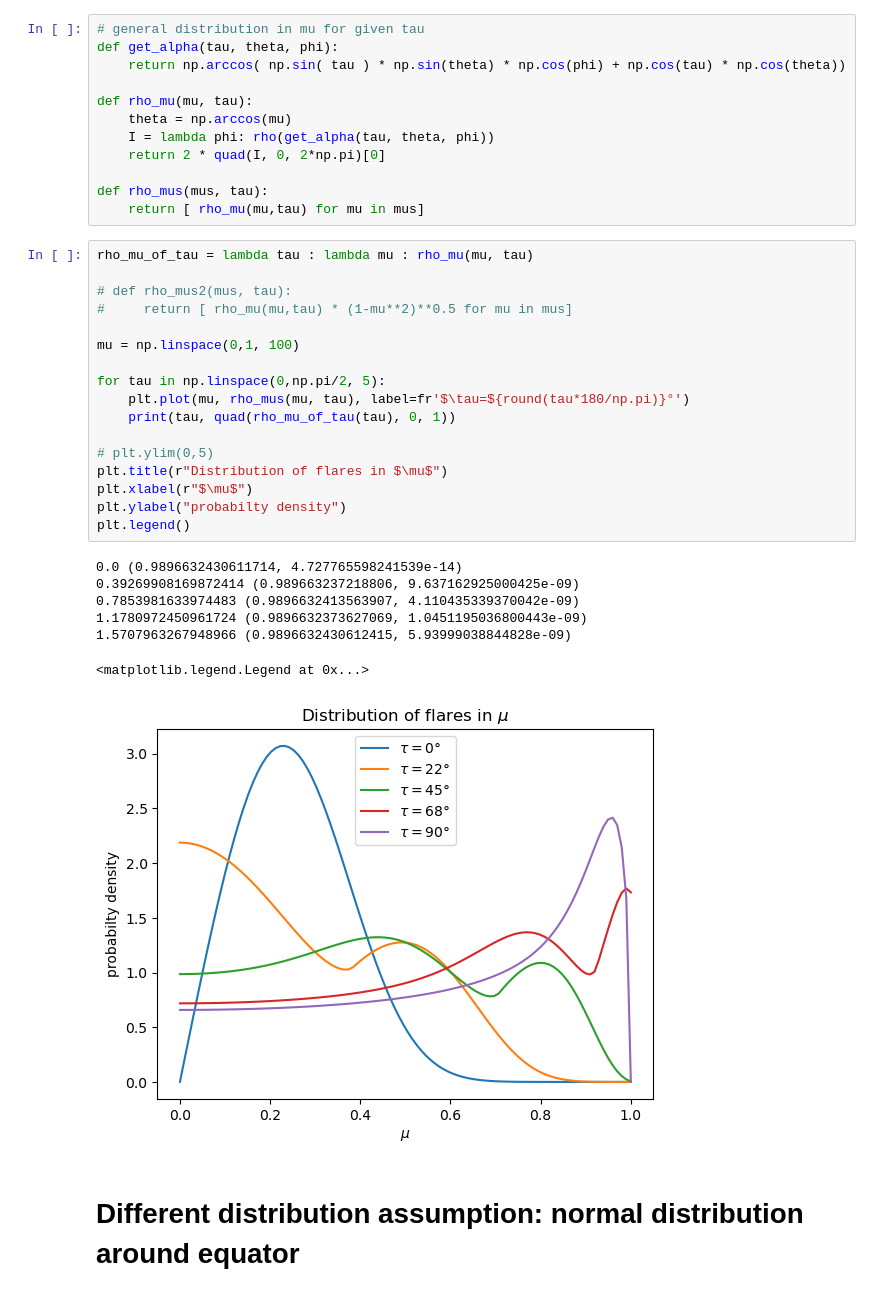
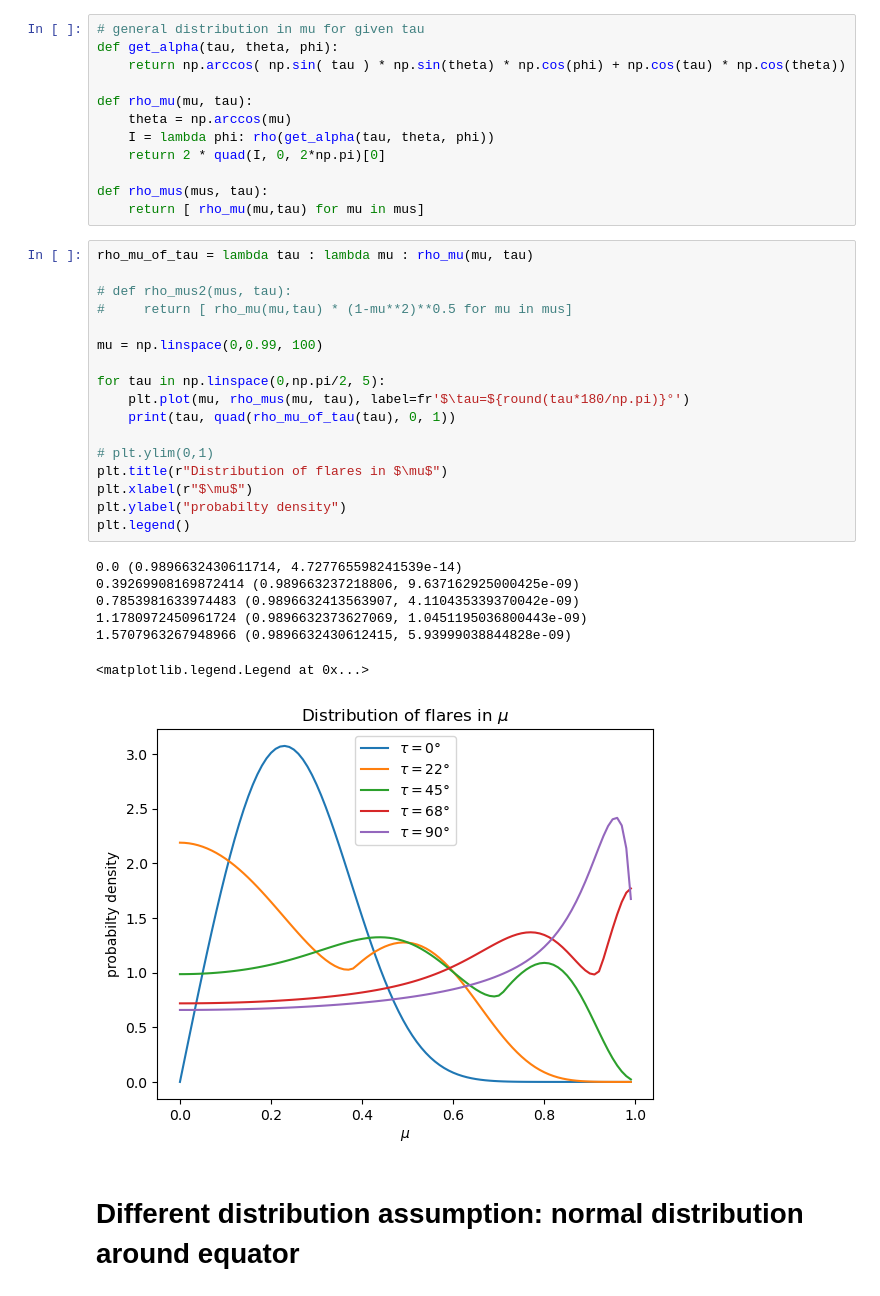
Before and after one commit to demichieldewilde/CME_distribution, a Jupyter notebook: flare_viewing_angle_distribution.ipynb, the cells around one changed output. Drawn from its saved outputs; the diff is of its cells as text.

```diff
--- a/flare_viewing_angle_distribution.ipynb
+++ b/flare_viewing_angle_distribution.ipynb
@@ -61,28 +61,28 @@ def rho_mus(mus, tau):
 # %%
 rho_mu_of_tau = lambda tau : lambda mu : rho_mu(mu, tau)
 
 # def rho_mus2(mus, tau):
 #     return [ rho_mu(mu,tau) * (1-mu**2)**0.5 for mu in mus]
 
-mu = np.linspace(0,1, 100)
+mu = np.linspace(0,0.99, 100)
 
 for tau in np.linspace(0,np.pi/2, 5):
     plt.plot(mu, rho_mus(mu, tau), label=fr'$\tau=${round(tau*180/np.pi)}°')
     print(tau, quad(rho_mu_of_tau(tau), 0, 1))
 
-# plt.ylim(0,5)
+# plt.ylim(0,1)
 plt.title(r"Distribution of flares in $\mu$")
 plt.xlabel(r"$\mu$")
 plt.ylabel("probabilty density")
 plt.legend()
 # %% [output]
 0.0 (0.9896632430611714, 4.727765598241539e-14)
 0.39269908169872414 (0.989663237218806, 9.637162925000425e-09)
 0.7853981633974483 (0.9896632413563907, 4.110435339370042e-09)
 1.1780972450961724 (0.9896632373627069, 1.0451195036800443e-09)
 1.5707963267948966 (0.9896632430612415, 5.93999038844828e-09)
 <matplotlib.legend.Legend at 0x...>
-[figure, old version]
+[figure, new version]
 # %% [markdown]
 # Different distribution assumption: normal distribution around equator
 # %%
```
Also changed, not shown: parts of 1 cell of this notebook, 2 other files.
